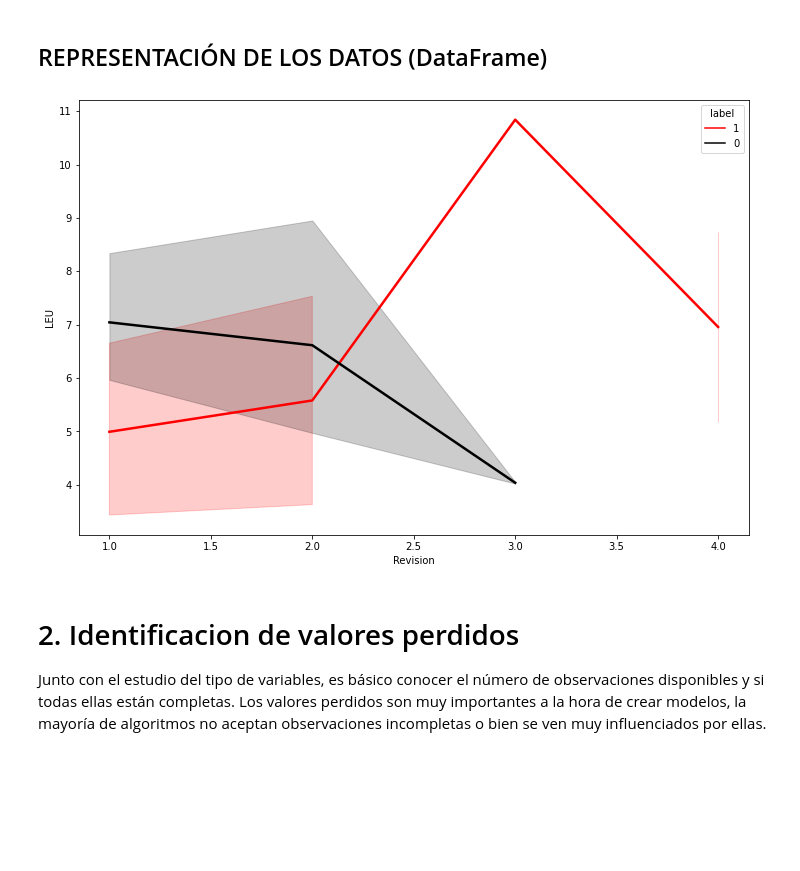
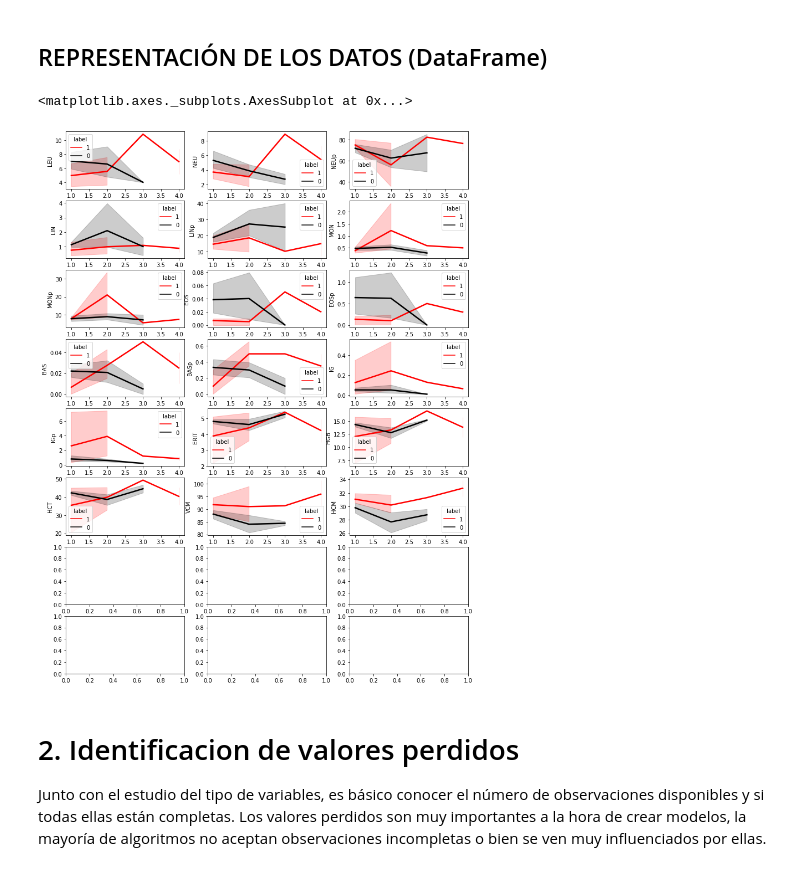
Before and after one commit to jorgealarconlucas/TFG, a Jupyter notebook: TFG.ipynb, the cells around one changed output. Cells and saved outputs as stored; diff of their text form; code cells hidden in the pictures; blank space fills up the shorter version.

```diff
--- a/TFG.ipynb
+++ b/TFG.ipynb
@@ -406,12 +406,67 @@ See the caveats in the documentation: https://pandas.pydata.org/pandas-docs/stab
 79 rows × 125 columns
 # %% [markdown]
 ## REPRESENTACIÓN DE LOS DATOS (DataFrame)
-# %%
-sns.lineplot(data=worst, x="Revision", y="LEU", hue="label", palette=['red'], linewidth=2.5)
-sns.lineplot(data=data_health, x="Revision", y="LEU", hue="label", palette=['black'], linewidth=2.5)
-plt.gcf().set_size_inches(12, 8)
-# %% [output]
-[figure, removed]
+# %%
+fig, axes = plt.subplots(8, 3, figsize=(13, 18))
+
+#fig.suptitle('Variables antes preproc ')
+
+sns.lineplot(ax=axes[0, 0],data=worst, x="Revision", y="LEU", hue="label", palette=['red'], linewidth=2.5)
+sns.lineplot(ax=axes[0, 0],data=data_health, x="Revision", y="LEU", hue="label", palette=['black'], linewidth=2.5)
+
+sns.lineplot(ax=axes[0, 1],data=worst, x="Revision", y="NEU", hue="label", palette=['red'], linewidth=2.5)
+sns.lineplot(ax=axes[0, 1],data=data_health, x="Revision", y="NEU", hue="label", palette=['black'], linewidth=2.5)
+
+sns.lineplot(ax=axes[0, 2],data=worst, x="Revision", y="NEUp", hue="label", palette=['red'], linewidth=2.5)
+sns.lineplot(ax=axes[0, 2],data=data_health, x="Revision", y="NEUp", hue="label", palette=['black'], linewidth=2.5)
+
+sns.lineplot(ax=axes[1, 0],data=worst, x="Revision", y="LIN", hue="label", palette=['red'], linewidth=2.5)
+sns.lineplot(ax=axes[1, 0],data=data_health, x="Revision", y="LIN", hue="label", palette=['black'], linewidth=2.5)
+
+sns.lineplot(ax=axes[1, 1],data=worst, x="Revision", y="LINp", hue="label", palette=['red'], linewidth=2.5)
+sns.lineplot(ax=axes[1, 1],data=data_health, x="Revision", y="LINp", hue="label", palette=['black'], linewidth=2.5)
+
+sns.lineplot(ax=axes[1, 2], data=worst, x="Revision", y="MON", hue="label", palette=['red'], linewidth=2.5)
+sns.lineplot(ax=axes[1, 2], data=data_health, x="Revision", y="MON", hue="label", palette=['black'], linewidth=2.5)
+
+sns.lineplot(ax=axes[2, 0],data=worst, x="Revision", y="MONp", hue="label", palette=['red'], linewidth=2.5)
+sns.lineplot(ax=axes[2, 0],data=data_health, x="Revision", y="MONp", hue="label", palette=['black'], linewidth=2.5)
+
+sns.lineplot(ax=axes[2, 1],data=worst, x="Revision", y="EOS", hue="label", palette=['red'], linewidth=2.5)
+sns.lineplot(ax=axes[2, 1],data=data_health, x="Revision", y="EOS", hue="label", palette=['black'], linewidth=2.5)
+
+sns.lineplot(ax=axes[2, 2],data=worst, x="Revision", y="EOSp", hue="label", palette=['red'], linewidth=2.5)
+sns.lineplot(ax=axes[2, 2],data=data_health, x="Revision", y="EOSp", hue="label", palette=['black'], linewidth=2.5)
+
+sns.lineplot(ax=axes[3, 0],data=worst, x="Revision", y="BAS", hue="label", palette=['red'], linewidth=2.5)
+sns.lineplot(ax=axes[3, 0],data=data_health, x="Revision", y="BAS", hue="label", palette=['black'], linewidth=2.5)
+
+sns.lineplot(ax=axes[3, 1],data=worst, x="Revision", y="BASp", hue="label", palette=['red'], linewidth=2.5)
+sns.lineplot(ax=axes[3, 1],data=data_health, x="Revision", y="BASp", hue="label", palette=['black'], linewidth=2.5)
+
+sns.lineplot(ax=axes[3, 2],data=worst, x="Revision", y="IG", hue="label", palette=['red'], linewidth=2.5)
+sns.lineplot(ax=axes[3, 2],data=data_health, x="Revision", y="IG", hue="label", palette=['black'], linewidth=2.5)
+
+sns.lineplot(ax=axes[4, 0],data=worst, x="Revision", y="IGp", hue="label", palette=['red'], linewidth=2.5)
+sns.lineplot(ax=axes[4, 0],data=data_health, x="Revision", y="IGp", hue="label", palette=['black'], linewidth=2.5)
+
+sns.lineplot(ax=axes[4, 1],data=worst, x="Revision", y="ERIT", hue="label", palette=['red'], linewidth=2.5)
+sns.lineplot(ax=axes[4, 1],data=data_health, x="Revision", y="ERIT", hue="label", palette=['black'], linewidth=2.5)
+
+sns.lineplot(ax=axes[4, 2],data=worst, x="Revision", y="HGB", hue="label", palette=['red'], linewidth=2.5)
+sns.lineplot(ax=axes[4, 2],data=data_health, x="Revision", y="HGB", hue="label", palette=['black'], linewidth=2.5)
+
+sns.lineplot(ax=axes[5, 0],data=worst, x="Revision", y="HCT", hue="label", palette=['red'], linewidth=2.5)
+sns.lineplot(ax=axes[5, 0],data=data_health, x="Revision", y="HCT", hue="label", palette=['black'], linewidth=2.5)
+
+sns.lineplot(ax=axes[5, 1],data=worst, x="Revision", y="VCM", hue="label", palette=['red'], linewidth=2.5)
+sns.lineplot(ax=axes[5, 1],data=data_health, x="Revision", y="VCM", hue="label", palette=['black'], linewidth=2.5)
+
+sns.lineplot(ax=axes[5, 2],data=worst, x="Revision", y="HCM", hue="label", palette=['red'], linewidth=2.5)
+sns.lineplot(ax=axes[5, 2],data=data_health, x="Revision", y="HCM", hue="label", palette=['black'], linewidth=2.5)
+# %% [output]
+<matplotlib.axes._subplots.AxesSubplot at 0x...>
+[figure, added]
 # %% [markdown]
 # 2. Identificacion de valores perdidos
 
```
